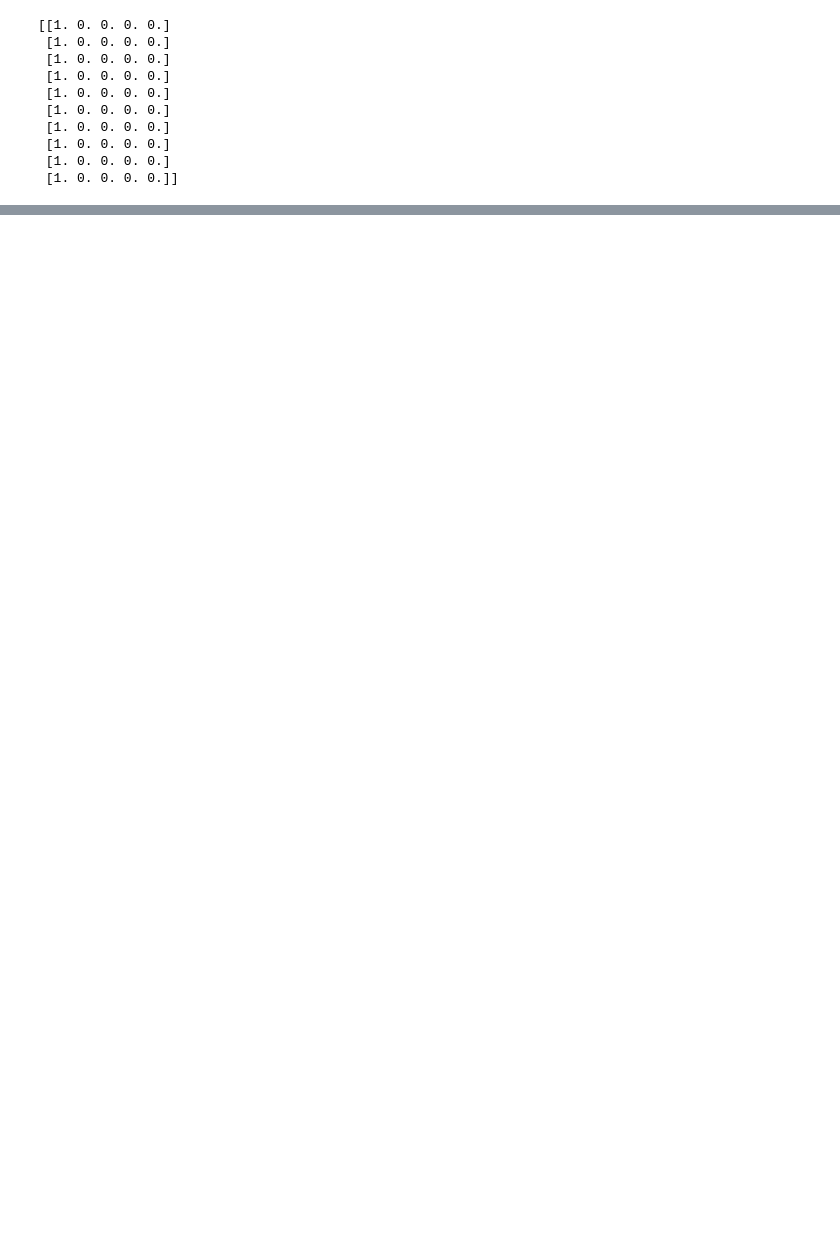
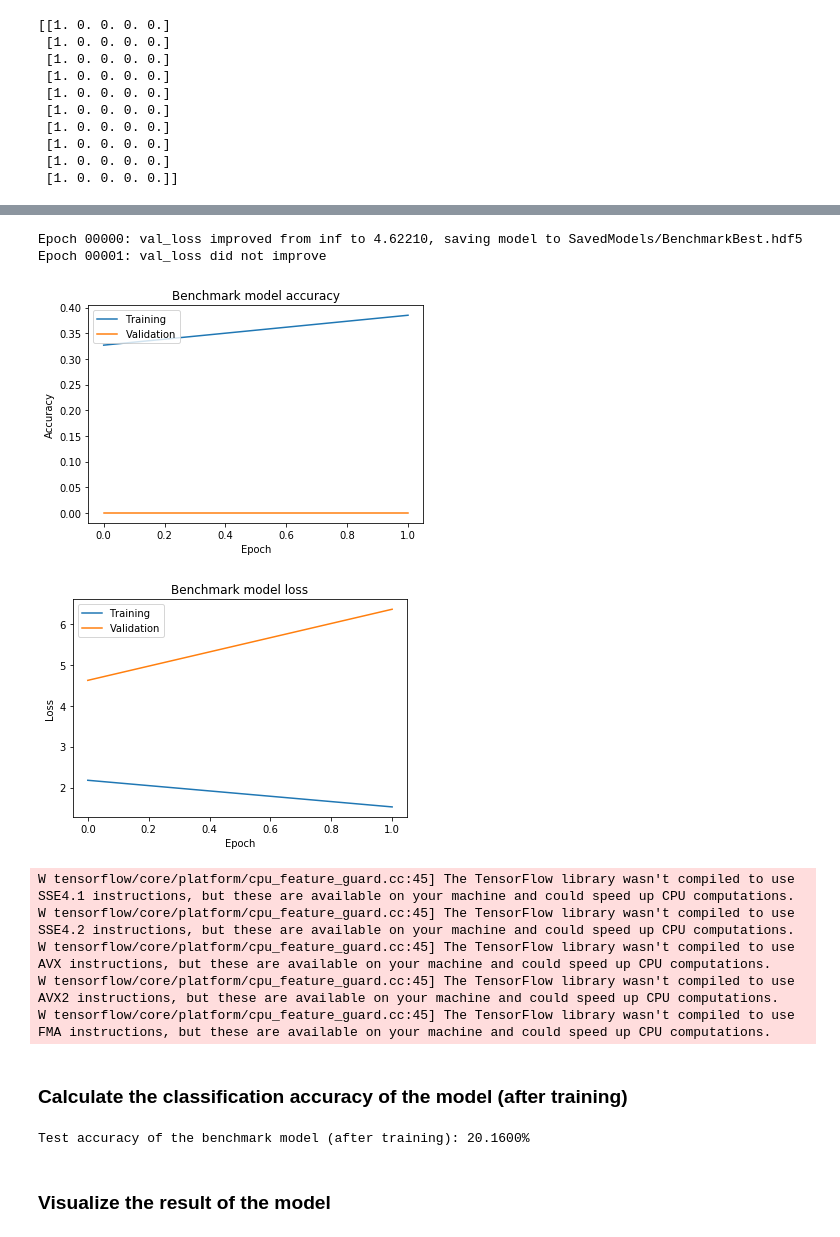
Before and after one commit to ArbinTimilsina/ParticleTagging, a Jupyter notebook: ParticleClassification.ipynb, the cells around one changed output, grey strips where cells are left out. Saved outputs shown, nothing was run; the diff lists cells and outputs as text; code cells hidden in the pictures; blank space fills up the shorter version.

```diff
--- a/ParticleClassification.ipynb
+++ b/ParticleClassification.ipynb
@@ -129,0 +189,2 @@ print y_train[:10]
+# %%
+benchmarkModel.compile(loss='categorical_crossentropy', optimizer='adam', metrics=['accuracy'])
@@ -129,0 +198,53 @@ print y_train[:10]
+# %%
+# Save the best model after every epoch
+checkPoint = ModelCheckpoint(filepath='SavedModels/BenchmarkBest.hdf5',
+                               verbose=1, save_best_only=True)
+history = benchmarkModel.fit(X_train, y_train, batch_size=batchSize, epochs=epochs,
+          validation_split=0.20, callbacks=[checkPoint, earlyStop, reduceLR],
+          verbose=0, shuffle=True)
+
+# Summarize history for accuracy
+plt.plot(history.history['acc'])
+plt.plot(history.history['val_acc'])
+plt.title('Benchmark model accuracy')
+plt.ylabel('Accuracy')
+plt.xlabel('Epoch')
+plt.legend(['Training', 'Validation'], loc='upper left')
+plt.savefig('Plots/BenchmarkAccuracy.pdf', bbox_inches='tight')
+plt.show()
+
+# Summarize history for loss
+plt.plot(history.history['loss'])
+plt.plot(history.history['val_loss'])
+plt.title('Benchmark model loss')
+plt.ylabel('Loss')
+plt.xlabel('Epoch')
+plt.legend(['Training', 'Validation'], loc='upper left')
+plt.savefig('Plots/BenchmarkLoss.pdf', bbox_inches='tight')
+plt.show()
+# %% [output]
+Epoch 00000: val_loss improved from inf to 4.62210, saving model to SavedModels/BenchmarkBest.hdf5
+Epoch 00001: val_loss did not improve
+[figure, added]
+[figure, added]
+W tensorflow/core/platform/cpu_feature_guard.cc:45] The TensorFlow library wasn't compiled to use SSE4.1 instructions, but these are available on your machine and could speed up CPU computations.
+W tensorflow/core/platform/cpu_feature_guard.cc:45] The TensorFlow library wasn't compiled to use SSE4.2 instructions, but these are available on your machine and could speed up CPU computations.
+W tensorflow/core/platform/cpu_feature_guard.cc:45] The TensorFlow library wasn't compiled to use AVX instructions, but these are available on your machine and could speed up CPU computations.
+W tensorflow/core/platform/cpu_feature_guard.cc:45] The TensorFlow library wasn't compiled to use AVX2 instructions, but these are available on your machine and could speed up CPU computations.
+W tensorflow/core/platform/cpu_feature_guard.cc:45] The TensorFlow library wasn't compiled to use FMA instructions, but these are available on your machine and could speed up CPU computations.
+# %% [markdown]
+### Calculate the classification accuracy of the model (after training)
+# %%
+# Load the model with the best classification accuracy on the validation set
+benchmarkModel.load_weights('SavedModels/BenchmarkBest.hdf5')
+
+# Calculate the classification accuracy on the test set
+score = benchmarkModel.evaluate(X_test, y_test, verbose=0)
+accuracy = 100*score[1]
+
+# Print the test accuracy
+print('Test accuracy of the benchmark model (after training): %.4f%%' % accuracy)
+# %% [output]
+Test accuracy of the benchmark model (after training): 20.1600%
+# %% [markdown]
+### Visualize the result of the model
```
Also changed, not shown: parts of 32 cells of this notebook, 7 other files.
